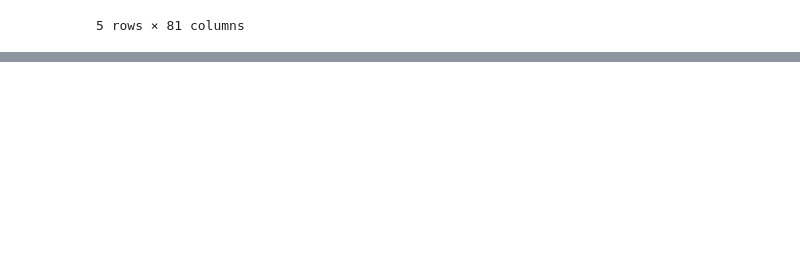
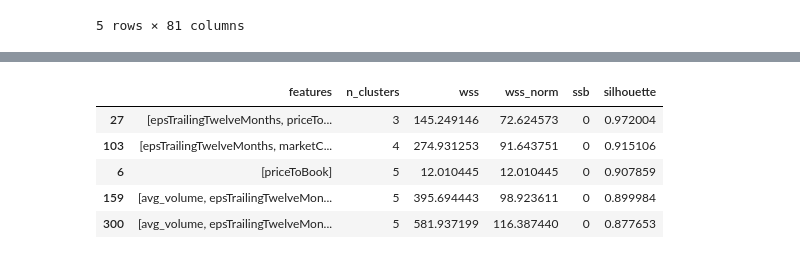
Before and after one commit to Acusick1/StockBot, a Jupyter notebook: notebooks/clustering.ipynb, the cells around one changed output, grey strips where cells are left out. Saved outputs shown, nothing was run; the diff lists cells and outputs as text; code cells hidden in the pictures; blank space fills up the shorter version.

```diff
--- a/notebooks/clustering.ipynb
+++ b/notebooks/clustering.ipynb
@@ -108,0 +164,10 @@ plt.show()
+# %%
+results_df = results_df.sort_values(by='silhouette', ascending=False)
+results_df.head()
+# %% [output]
+|  | features | n_clusters | wss | wss_norm | ssb | silhouette |
+| 27 | [epsTrailingTwelveMonths, priceTo... | 3 | 145.249146 | 72.624573 | 0 | 0.972004 |
+| 103 | [epsTrailingTwelveMonths, marketC... | 4 | 274.931253 | 91.643751 | 0 | 0.915106 |
+| 6 | [priceToBook] | 5 | 12.010445 | 12.010445 | 0 | 0.907859 |
+| 159 | [avg_volume, epsTrailingTwelveMon... | 5 | 395.694443 | 98.923611 | 0 | 0.899984 |
+| 300 | [avg_volume, epsTrailingTwelveMon... | 5 | 581.937199 | 116.387440 | 0 | 0.877653 |
```
Also changed, not shown: parts of 16 cells of this notebook.
